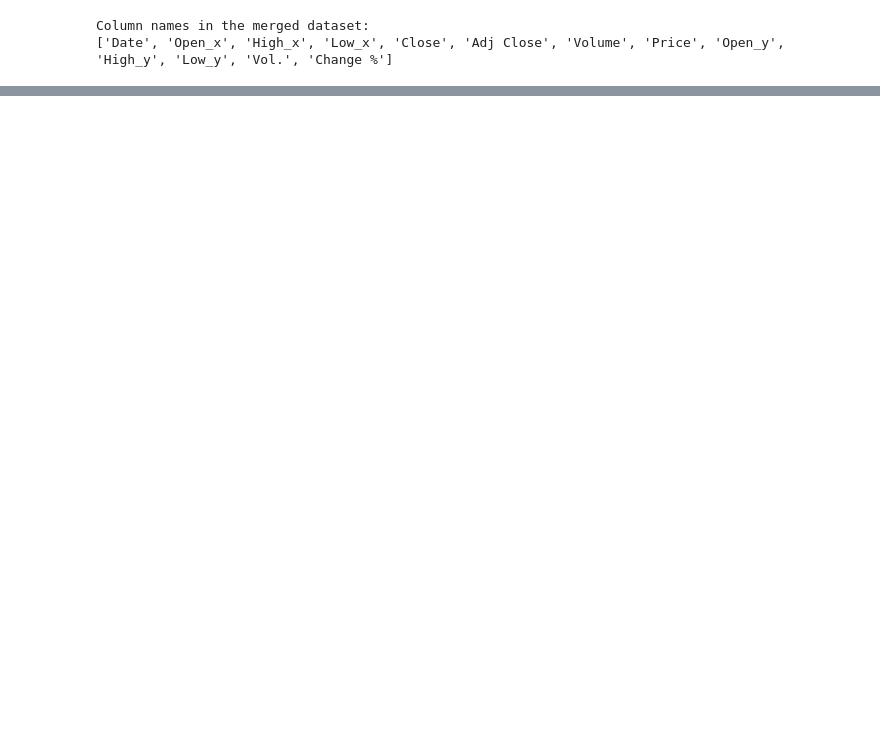
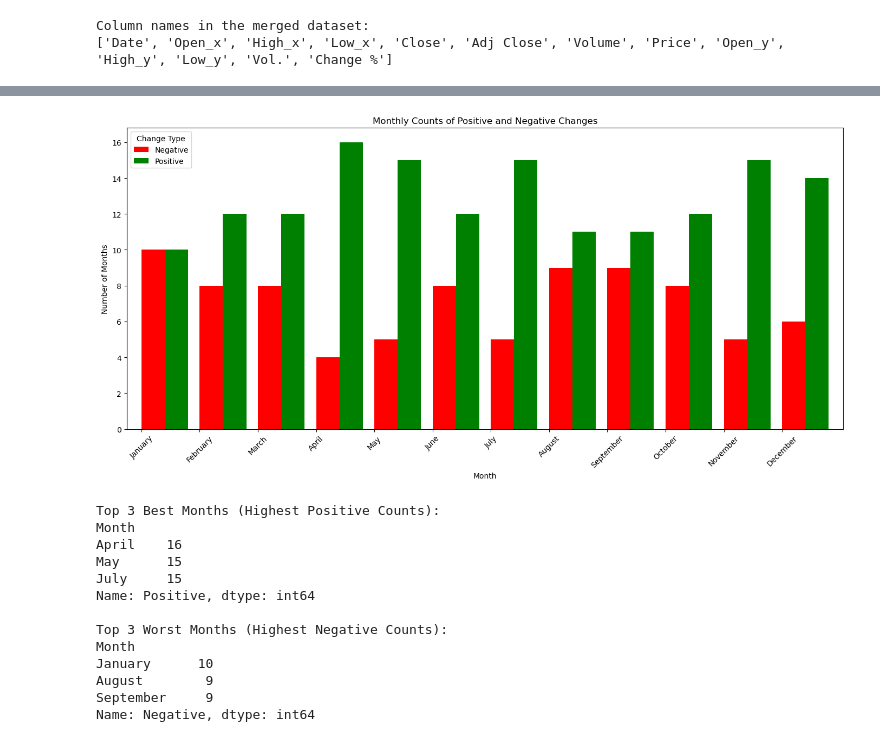
Before and after one commit to enevmartin/S-P_500_Seasonality_Analysis, a Jupyter notebook: notebooks/simple.ipynb, the cells around one changed output, grey strips where cells are left out. Drawn from its saved outputs; the diff is of its cells as text; code cells hidden in the pictures; blank space fills up the shorter version.

```diff
--- a/notebooks/simple.ipynb
+++ b/notebooks/simple.ipynb
@@ -167,0 +443,64 @@ Processed data saved to C:\Users\Martin\DataspellProjects\S&P_500_Seasonality_An
+# %%
+import pandas as pd
+import matplotlib.pyplot as plt
+
+# Ensure 'Change %' column is present
+if 'Change %' in merged_df.columns:
+    # Extract month names and classify changes
+    merged_df['Month'] = merged_df['Date'].dt.month_name()
+    merged_df['Change Type'] = merged_df['Change %'].apply(lambda x: 'Positive' if x > 0 else 'Negative')
+
+    # Define the correct order of months
+    month_order = ['January', 'February', 'March', 'April', 'May', 'June',
+                   'July', 'August', 'September', 'October', 'November', 'December']
+
+    # Count the number of positive and negative months for each month of the year
+    monthly_counts = merged_df.groupby(['Month', 'Change Type']).size().unstack(fill_value=0)
+
+    # Reorder the DataFrame by the correct month order
+    monthly_counts = monthly_counts.reindex(month_order, fill_value=0)
+
+    # Plot positive and negative month counts by month
+    fig, ax = plt.subplots(figsize=(14, 7))
+    monthly_counts.plot(kind='bar', ax=ax, color=['red', 'green'], width=0.8, position=0)
+    ax.set_title('Monthly Counts of Positive and Negative Changes')
+    ax.set_xlabel('Month')
+    ax.set_ylabel('Number of Months')
+    ax.set_xticklabels(monthly_counts.index, rotation=45)
+    ax.legend(title='Change Type', loc='upper left')
+    plt.tight_layout()
+    plt.show()
+
+    # Identify the best and worst months based on the counts
+    # Top 3 months with the highest positive counts
+    best_months = monthly_counts['Positive'].nlargest(3)
+
+    # Top 3 months with the highest negative counts
+    worst_months = monthly_counts['Negative'].nlargest(3)
+
+    # Print best and worst months
+    print("\nTop 3 Best Months (Highest Positive Counts):")
+    print(best_months)
+
+    print("\nTop 3 Worst Months (Highest Negative Counts):")
+    print(worst_months)
+
+
+
+else:
+    print("The 'Change %' column is not present in the DataFrame.")
+# %% [output]
+[figure, added]
+Top 3 Best Months (Highest Positive Counts):
+Month
+April    16
+May      15
+July     15
+Name: Positive, dtype: int64
+
+Top 3 Worst Months (Highest Negative Counts):
+Month
+January      10
+August        9
+September     9
+Name: Negative, dtype: int64
```
Also changed, not shown: parts of 20 cells of this notebook, 1 other file.
